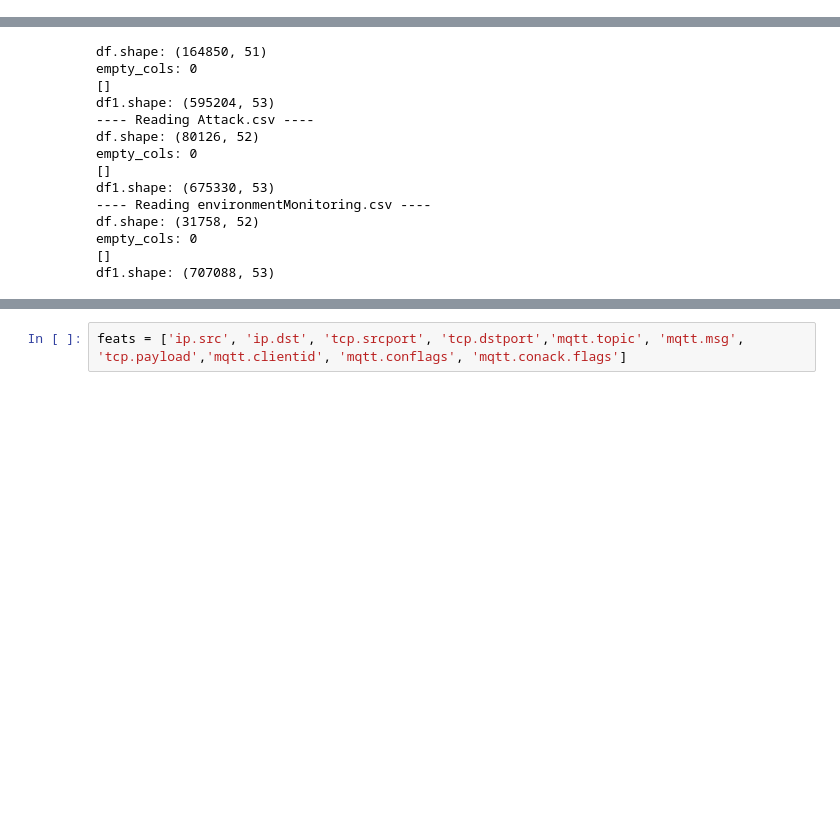
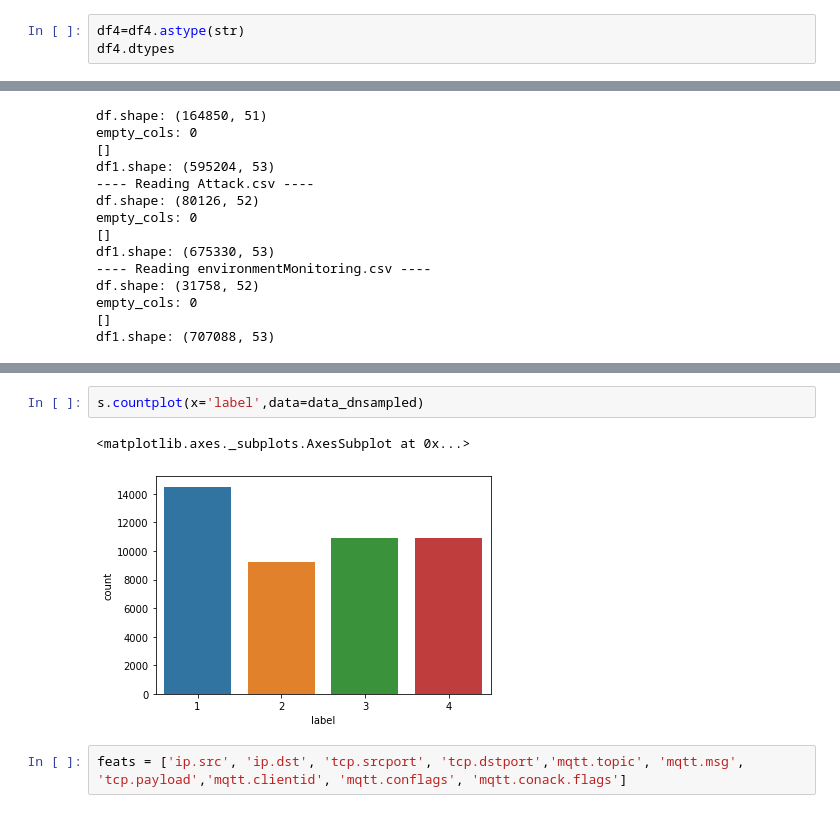
Before and after one commit to sumaiyababar/Agentless-Security-Approach-For-Iot-Devices, a Jupyter notebook: FeautureSelectionFYP.ipynb, the cells around one changed output, grey strips where cells are left out. Drawn from its saved outputs; the diff is of its cells as text; blank space fills up the shorter version.

```diff
--- a/FeautureSelectionFYP.ipynb
+++ b/FeautureSelectionFYP.ipynb
@@ -51,0 +73,3 @@ Index(['frame.time_delta', 'frame.time_relative', 'frame.len', 'ip.src',
+# %%
+df4=df4.astype(str)
+df4.dtypes
@@ -95,3 +184,8 @@ s.countplot(x='label',data=df4)
+# %%
+s.countplot(x='label',data=data_dnsampled)
+# %% [output]
+<matplotlib.axes._subplots.AxesSubplot at 0x...>
+[figure, added]
 # %%
 feats = ['ip.src', 'ip.dst', 'tcp.srcport', 'tcp.dstport','mqtt.topic', 'mqtt.msg', 'tcp.payload','mqtt.clientid', 'mqtt.conflags', 'mqtt.conack.flags']
 # %%
```
Also changed, not shown: parts of 23 cells of this notebook.
